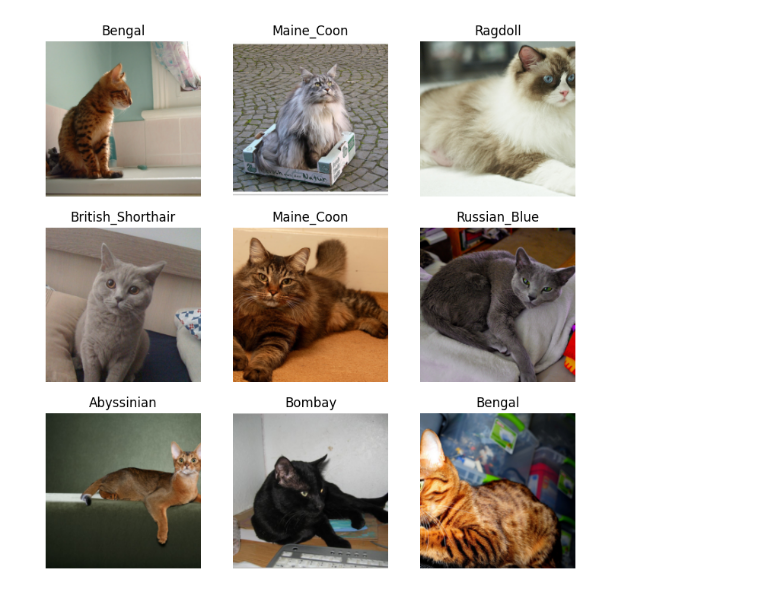
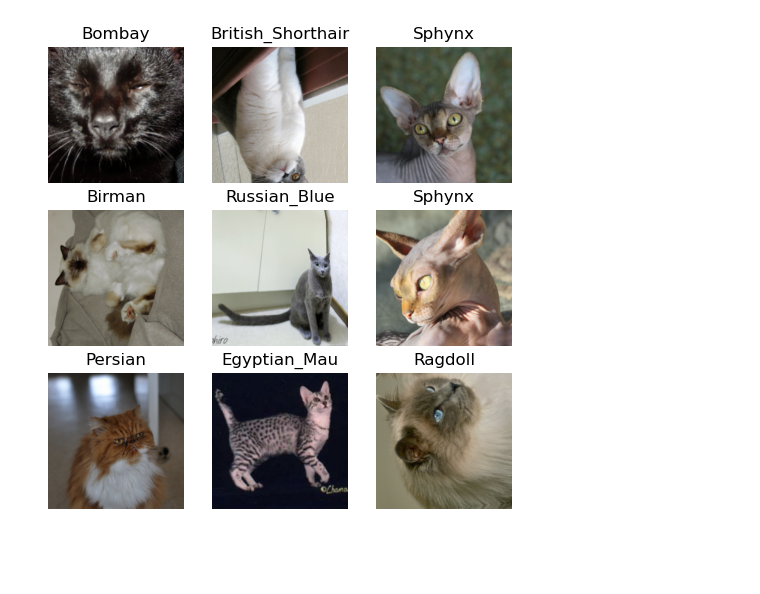
Before and after one commit to mkGerber/PetRecognition, a Jupyter notebook: cat_dog_classifier_v3.ipynb, the cells around one changed output. Drawn from its saved outputs; the diff is of its cells as text; code cells hidden in the pictures; blank space fills up the shorter version.

```diff
--- a/cat_dog_classifier_v3.ipynb
+++ b/cat_dog_classifier_v3.ipynb
@@ -11,10 +29,18 @@ fnames = get_image_files(img_path)
 pat = r'^(.*)_\d+.jpg'
 # %%
 np.random.seed(42)
+# %%
+item_tfms = Resize(460)
+batch_tfms = aug_transforms(size=224, max_rotate=10, flip_vert=True, max_zoom=1.1)
 # %%
-dls = ImageDataLoaders.from_name_re(img_path, fnames, pat, item_tfms=Resize(224))
+dls = ImageDataLoaders.from_name_re(
+    img_path, fnames, pat,
+    item_tfms=item_tfms,
+    batch_tfms=batch_tfms,
+    bs=batch_size
+)
 # %%
-dls.show_batch()
+dls.show_batch(max_n=9, figsize=(6,6))
 # %% [output]
-[figure, old version]
+[figure, new version]
 # %%
```
Also changed, not shown: parts of 7 cells of this notebook.
